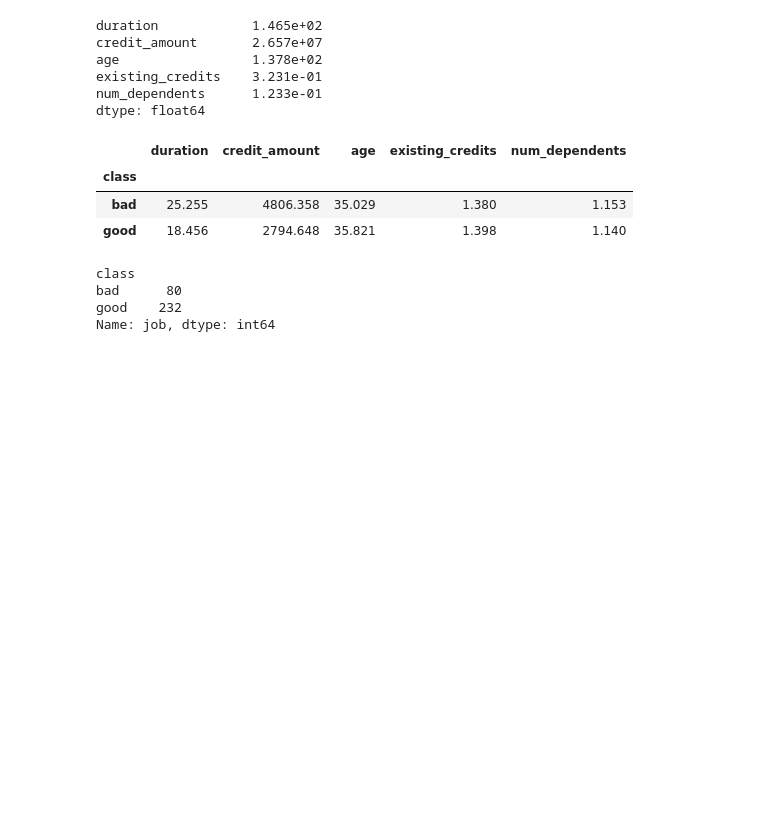
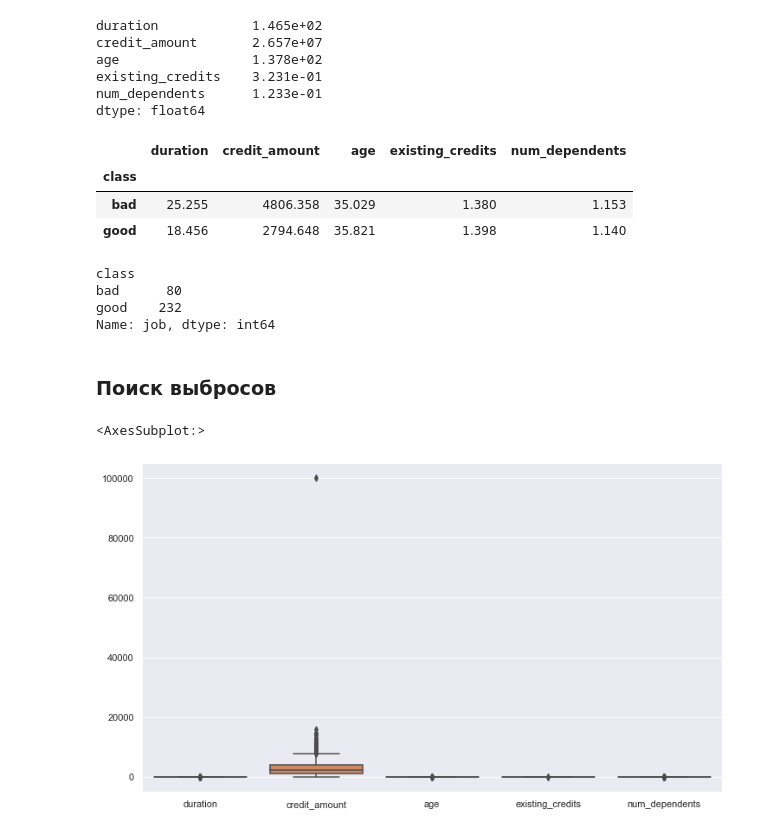
Before and after one commit to ostrenkota/IAD, a Jupyter notebook: lab1_task.ipynb, the cells around one changed output. Cells and saved outputs as stored; diff of their text form; code cells hidden in the pictures; blank space fills up the shorter version.

```diff
--- a/lab1_task.ipynb
+++ b/lab1_task.ipynb
@@ -95,3 +116,12 @@ class
 bad      80
 good    232
 Name: job, dtype: int64
+# %% [markdown]
+### Поиск выбросов
+# %%
+#вопрос 5
+plt.subplots(figsize=(12,7))
+sns.boxplot(data=credit_df)
+# %% [output]
+<AxesSubplot:>
+[figure, added]
```
Also changed, not shown: parts of 22 cells of this notebook, 1 other file.
